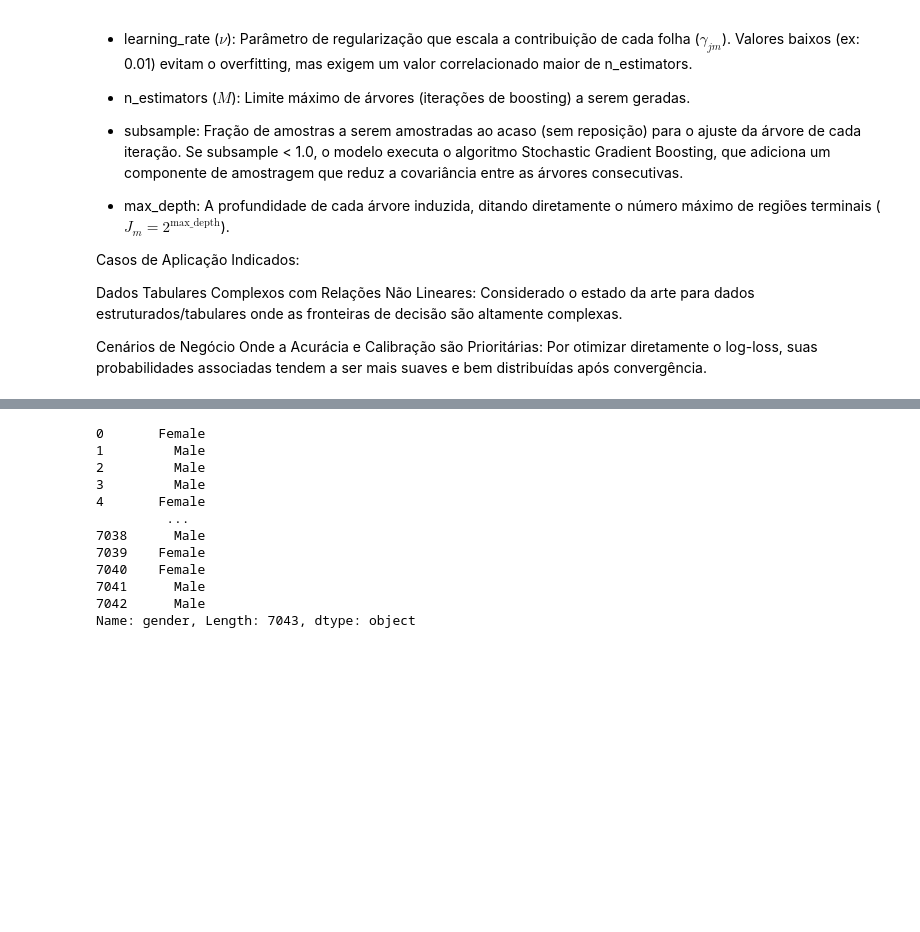
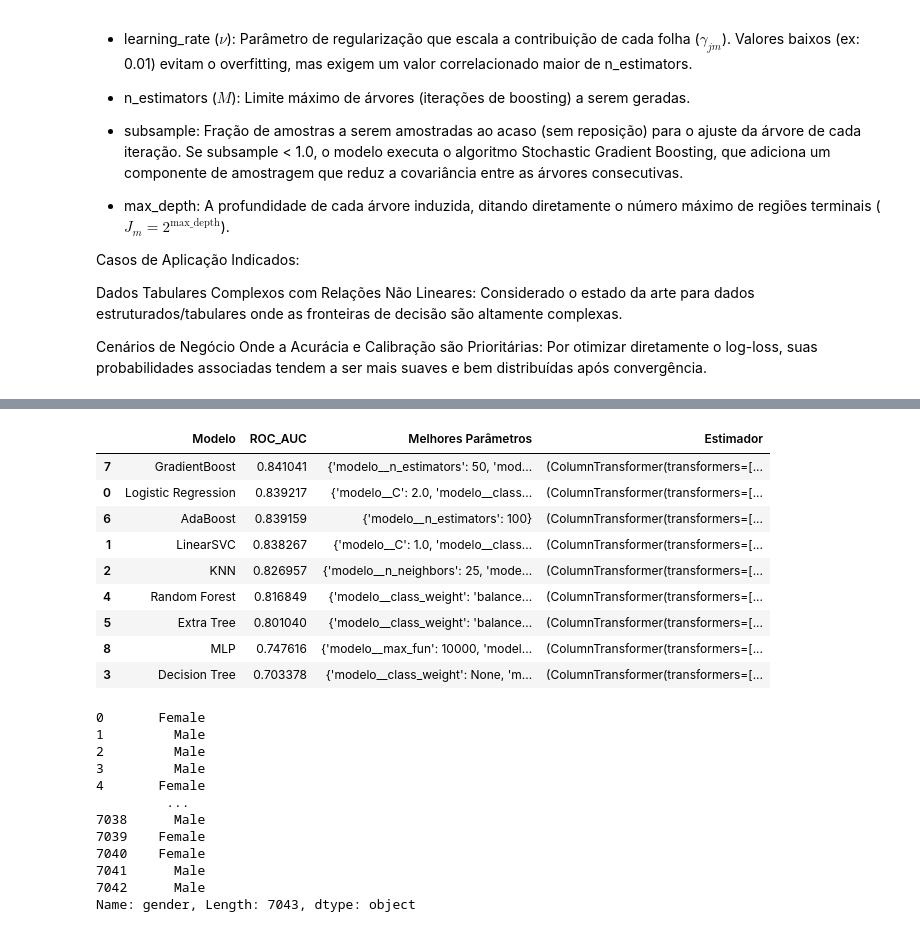
Before and after one commit to PablGb/Data_science-Telco_Customer_churn, a Jupyter notebook: Classification.ipynb, the cells around one changed output, grey strips where cells are left out. Drawn from its saved outputs; the diff is of its cells as text; code cells hidden in the pictures; blank space fills up the shorter version.

Commit message:
Ajuste dos parâmetros e treinamento dos modelos de ML de Classificação

```diff
--- a/Classification.ipynb
+++ b/Classification.ipynb
@@ -618,9 +618,13 @@ for coluna in list(data.columns):
 
 data['gender'] = data['gender'].map({'Male': 0, 'Female': 1})
 # %%
+from sklearn.model_selection import train_test_split
+
 y = data.pop('Churn')
 
 X = data
+
+X_train, X_test, y_train, y_test = train_test_split(X, y, test_size = 0.2, random_state = 64, stratify = y)
 # %% [markdown]
 ## Modelos de Aprendizagem de Máquina de Classificação Utilizados
 # %% [markdown]
@@ -1000,36 +1115,87 @@ Cenários de Negócio Onde a Acurácia e Calibração são Prioritárias: Por ot
 from sklearn.preprocessing import OneHotEncoder, StandardScaler
 from sklearn.compose import ColumnTransformer
 from sklearn.pipeline import Pipeline
+
+from sklearn.neighbors import KNeighborsClassifier
 from sklearn.linear_model import LogisticRegression
+from sklearn.tree import DecisionTreeClassifier
+from sklearn.ensemble import RandomForestClassifier, ExtraTreesClassifier, AdaBoostClassifier, GradientBoostingClassifier
 from sklearn.svm import LinearSVC
+from sklearn.model_selection import StratifiedKFold, GridSearchCV
+from sklearn.neural_network import MLPClassifier
+from sklearn.naive_bayes import GaussianNB
 
 cols_nums = ['tenure', 'MonthlyCharges', 'TotalCharges']
 
 cols_cat = X.select_dtypes(include = ['object', 'category']).columns.to_list()
 
-transf_nums = Pipeline(steps = [('scaler', StandardScaler())])
+transf_nums = Pipeline([('scaler', StandardScaler())])
 
-transf_cat = Pipeline(steps = [('ohe', OneHotEncoder())])
+transf_cat = Pipeline([('ohe', OneHotEncoder(handle_unknown = 'ignore'))])
 
-preprocessamento = ColumnTransformer(transformers = [('padronizacao', transf_nums, cols_nums), ('codificacao', transf_cat, cols_cat)], remainder = 'drop')
+preprocessamento = ColumnTransformer(transformers = [('padronizacao', transf_nums, cols_nums),
+                                                     ('codificacao', transf_cat, cols_cat)],
+                                                     remainder = 'drop')
 
-reg_log_params = {'penalty': ['l1', 'l2', 'elasticnet', None], 'C': [0, 1.0, 5.0, 10, np.inf],
-                  'dual': [True, False], 'max_iter': [10, 50, 100, 500, 1000], 'radom_state': 64}
+modelos = {'Logistic Regression': LogisticRegression(penalty = 'l2', dual = False, random_state = 64),
+           'LinearSVC': LinearSVC(penalty= 'l2', loss = 'squared_hinge', dual = False,
+                                  random_state = 64),
+           'KNN': KNeighborsClassifier(algorithm = 'auto'),
+           'Decision Tree': DecisionTreeClassifier(max_depth = 15, random_state = 64),
+           'Random Forest': RandomForestClassifier(max_depth = 15, random_state = 64),
+           'Extra Tree': ExtraTreesClassifier(max_depth = 15, random_state = 64),
+           'AdaBoost': AdaBoostClassifier(n_estimators = 65, random_state = 64),
+           'GradientBoost': GradientBoostingClassifier(random_state = 64),
+           'MLP': MLPClassifier(hidden_layer_sizes = (100, 50), activation = 'relu', solver = 'lbfgs',
+                                random_state = 64),
+           #'GaussianNB': GaussianNB()
+           }
 
-linearSVC_params = {'penalty': ['l1', 'l2'], 'loss': ['hinge', 'squared_hinge'], 'dual': False, 'C': [0.5, 1.0, 5.0, 10],
-                    'nax_iter': [10, 50, 100, 500, 1000], 'radom_state': 64}
+parametros = {
+    'Logistic Regression': {'modelo__class_weight': [None, 'balanced'], 'modelo__C': [0.5, 1.0, 2.0],
+                            'modelo__max_iter': [300, 500]},
+    'LinearSVC': {'modelo__class_weight': [None, 'balanced'], 'modelo__C': [0.5, 1.0, 2.0],
+                  'modelo__max_iter': [1000, 3000]},
+    'KNN': {'modelo__n_neighbors': [10, 25], 'modelo__weights': ['uniform', 'distance'], 'modelo__p': [1, 2]},
+    'Decision Tree': {'modelo__class_weight': [None, 'balanced'], 'modelo__criterion': ['gini', 'entropy']},
+    'Random Forest': {'modelo__class_weight': [None, 'balanced'], 'modelo__n_estimators': [25, 75]},
+    'Extra Tree': {'modelo__class_weight': [None, 'balanced'], 'modelo__n_estimators': [25, 75]},
+    'AdaBoost': {'modelo__n_estimators': [50, 100]},
+    'GradientBoost': {'modelo__n_estimators': [50, 100], 'modelo__subsample': [0.5, 1.0]},
+    'MLP': {'modelo__max_iter': [500, 1000], 'modelo__max_fun': [10000, 15000]},
+    #'GaussianNB': {}
+}
 
-KNN_params = {'n_neighbors': [10, 50, 100], 'weights': ['uniform', 'distance'], 'p': [1, 2], 'radom_state': 64}
+cross_validation = StratifiedKFold(n_splits = 5, shuffle = True, random_state = 64)
 
-dectreeclass_params = {'criterion': ['gini', 'entropy', 'log_loss'], 'max_depth': [20, 60, None], 'random_state': 64}
+metricas = {'roc_auc':'roc_auc',
+            'f1':'f1',
+            'recall':'recall',
+            'balanced_acc':
+            'balanced_accuracy'}
 
-random_forest_params = {'n_estimators': [50, 100, 200, 300], 'max_features': ['sqrt', 'log2', None], 'oob_score': [True, False],
-                        'bootstrap': [True, False], 'random_state': 64}
+resultados = []
 
-Extratree_params = {'n_estimators': [50, 100, 200, 300], 'max_features': ['sqrt', 'log2', None], 'bootstrap': [True, False],
-                    'oob_score': [True, False], 'random_state': 64}
+for nome_modelo in modelos:
+    print(f'Modelo: {nome_modelo}')
 
-Adaboost_params = {'random_state': 64}
+    pipe = Pipeline([('preprocessamento', preprocessamento),
+                     ('modelo', modelos[nome_modelo])])
 
-GradientBoosting_params = {'loss': ['log_loss', 'exponential'], 'learning_rate': 0.3, 'n_estimators': 100, 'subsample': [0.5, 1.0],
-                           'criterion': ['friedman_mse', 'squared_error'], 'random_state': 64}
+    gridsearch = GridSearchCV(estimator = pipe, param_grid = parametros[nome_modelo],
+                              scoring = metricas, refit = 'roc_auc', cv = cross_validation, verbose = 1,
+                              return_train_score = True)
+
+    gridsearch.fit(X_train, y_train)
+
+    resultados.append(
+        {'Modelo': nome_modelo,
+         'ROC_AUC': gridsearch.best_score_,
+         'Melhores Parâmetros': gridsearch.best_params_,
+         'Estimador': gridsearch.best_estimator_}
+         )
+
+resultado = pd.DataFrame(resultados)
+
+resultado.sort_values('ROC_AUC', ascending = False)
+# %% [output]
@@ -1036,3 +1237,13 @@ GradientBoosting_params = {'loss': ['log_loss', 'exponential'], 'learning_rate':
+|  | Modelo | ROC_AUC | Melhores Parâmetros | Estimador |
+| 7 | GradientBoost | 0.841041 | {'modelo__n_estimators': 50, 'mod... | (ColumnTransformer(transformers=[... |
+| 0 | Logistic Regression | 0.839217 | {'modelo__C': 2.0, 'modelo__class... | (ColumnTransformer(transformers=[... |
+| 6 | AdaBoost | 0.839159 | {'modelo__n_estimators': 100} | (ColumnTransformer(transformers=[... |
+| 1 | LinearSVC | 0.838267 | {'modelo__C': 1.0, 'modelo__class... | (ColumnTransformer(transformers=[... |
+| 2 | KNN | 0.826957 | {'modelo__n_neighbors': 25, 'mode... | (ColumnTransformer(transformers=[... |
+| 4 | Random Forest | 0.816849 | {'modelo__class_weight': 'balance... | (ColumnTransformer(transformers=[... |
+| 5 | Extra Tree | 0.801040 | {'modelo__class_weight': 'balance... | (ColumnTransformer(transformers=[... |
+| 8 | MLP | 0.747616 | {'modelo__max_fun': 10000, 'model... | (ColumnTransformer(transformers=[... |
+| 3 | Decision Tree | 0.703378 | {'modelo__class_weight': None, 'm... | (ColumnTransformer(transformers=[... |
 # %%
 teste = dados.copy()
 
```
Also changed, not shown: parts of 4 cells of this notebook.
